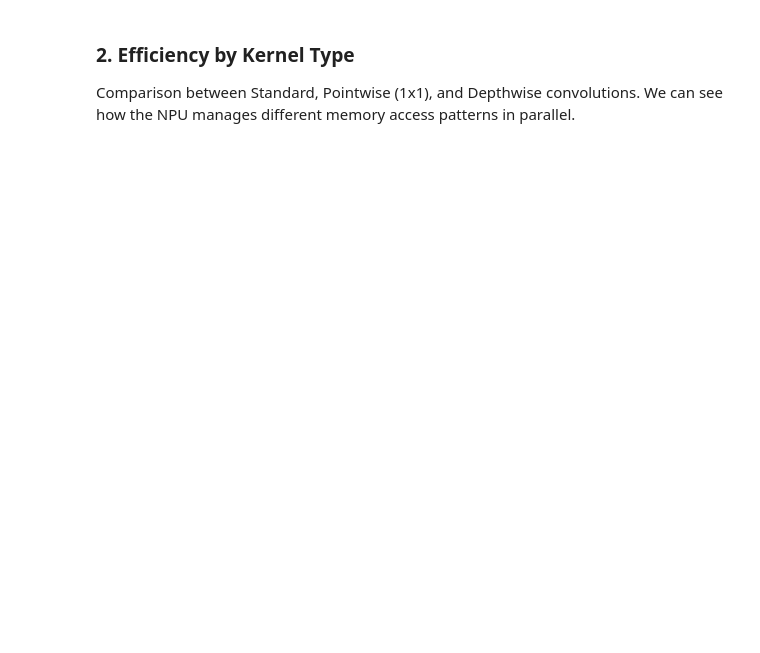
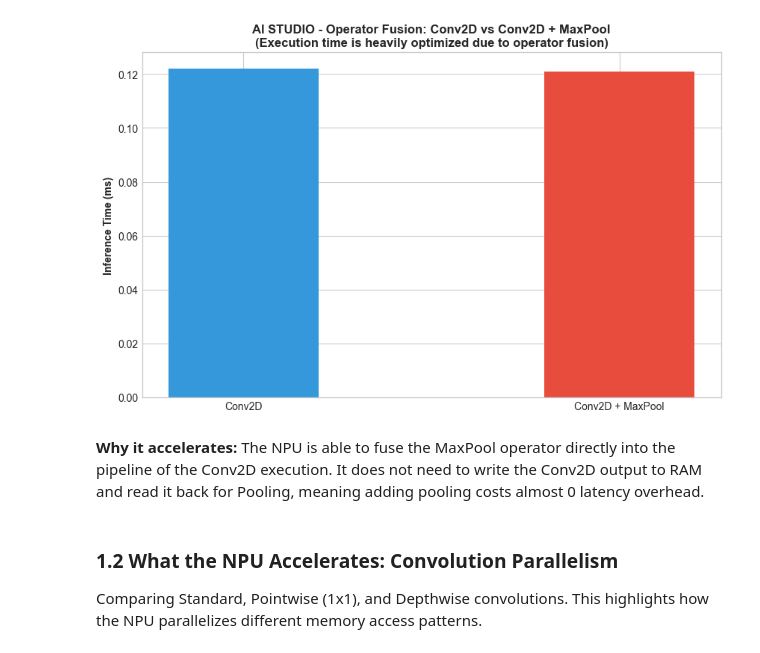
Before and after one commit to Magnus3327/stm32n6-edge-ai-benchmarks, a Jupyter notebook: Report/NPU_Performance_Analysis.ipynb, the cells around one changed output. Saved outputs shown, nothing was run; the diff lists cells and outputs as text; code cells hidden in the pictures; blank space fills up the shorter version.

```diff
--- a/Report/NPU_Performance_Analysis.ipynb
+++ b/Report/NPU_Performance_Analysis.ipynb
@@ -40,18 +87,21 @@ We explore execution times, memory usage, and architectural limits.
 # %%
-# Comparison between standard conv2d and conv2d + maxpool
+# Operator fusion (AI Studio)
 models_fusion = ['baseline_conv2d_16f_3x3_int8', 'baseline_conv2d_poll_int8', 'baseline_conv2d_pool_int8']
-df_fusion = df_base_aicore2[df_base_aicore2['Model Name'].isin(models_fusion)].copy()
-
+df_fusion = df_base_aistudio[df_base_aistudio['Model Name'].isin(models_fusion)].copy()
 df_fusion['Layer'] = df_fusion['Model Name'].apply(lambda x: 'Conv2D + MaxPool' if 'poll' in x or 'pool' in x else 'Conv2D')
 
 fig, ax1 = plt.subplots()
 ax1.bar(df_fusion['Layer'], df_fusion['Inference Time (ms)'], color=['#3498db', '#e74c3c'], width=0.4)
 ax1.set_ylabel('Inference Time (ms)', fontweight='bold')
-ax1.set_title('Operator Fusion: Conv2D vs Conv2D + MaxPool\n(Time does not double thanks to NPU fusion)', fontweight='bold')
-
-plt.savefig(f'{PLOT_DIR}/1_operator_fusion.png', bbox_inches='tight')
+ax1.set_title('AI STUDIO - Operator Fusion: Conv2D vs Conv2D + MaxPool\n(Execution time is heavily optimized due to operator fusion)', fontweight='bold')
+plt.savefig(f'{PLOT_DIR}/1_aistudio_fusion.png', bbox_inches='tight')
 plt.show()
+display(Markdown("**Why it accelerates:** The NPU is able to fuse the MaxPool operator directly into the pipeline of the Conv2D execution. It does not need to write the Conv2D output to RAM and read it back for Pooling, meaning adding pooling costs almost 0 latency overhead."))
+# %% [output]
+[figure, added]
+**Why it accelerates:** The NPU is able to fuse the MaxPool operator directly into the pipeline of the Conv2D execution. It does not need to write the Conv2D output to RAM and read it back for Pooling, meaning adding pooling costs almost 0 latency overhead.
 # %% [markdown]
-### 2. Efficiency by Kernel Type
-Comparison between Standard, Pointwise (1x1), and Depthwise convolutions. We can see how the NPU manages different memory access patterns in parallel.
+### 1.2 What the NPU Accelerates: Convolution Parallelism
+Comparing Standard, Pointwise (1x1), and Depthwise convolutions.
+This highlights how the NPU parallelizes different memory access patterns.
 # %%
```
Also changed, not shown: parts of 18 cells of this notebook, 10 other files.
